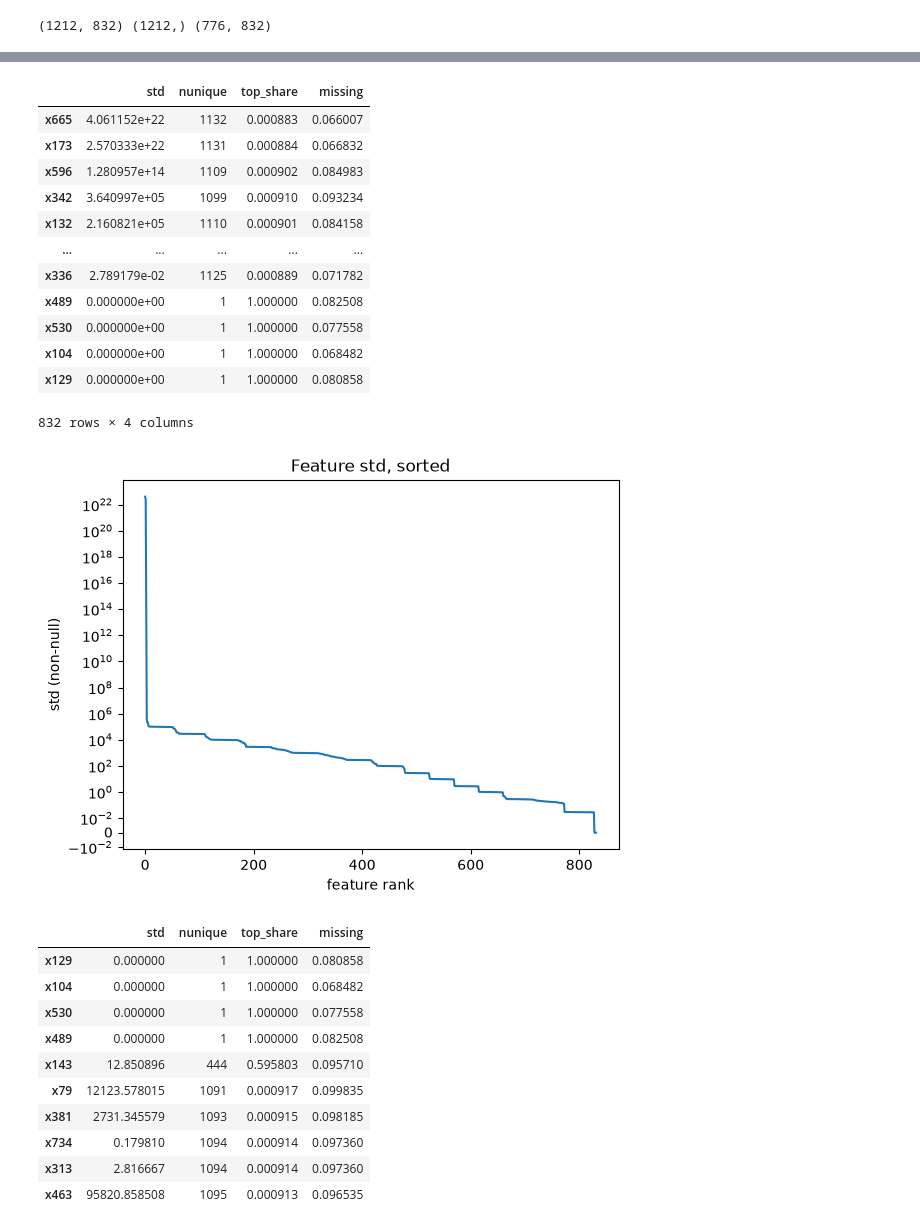
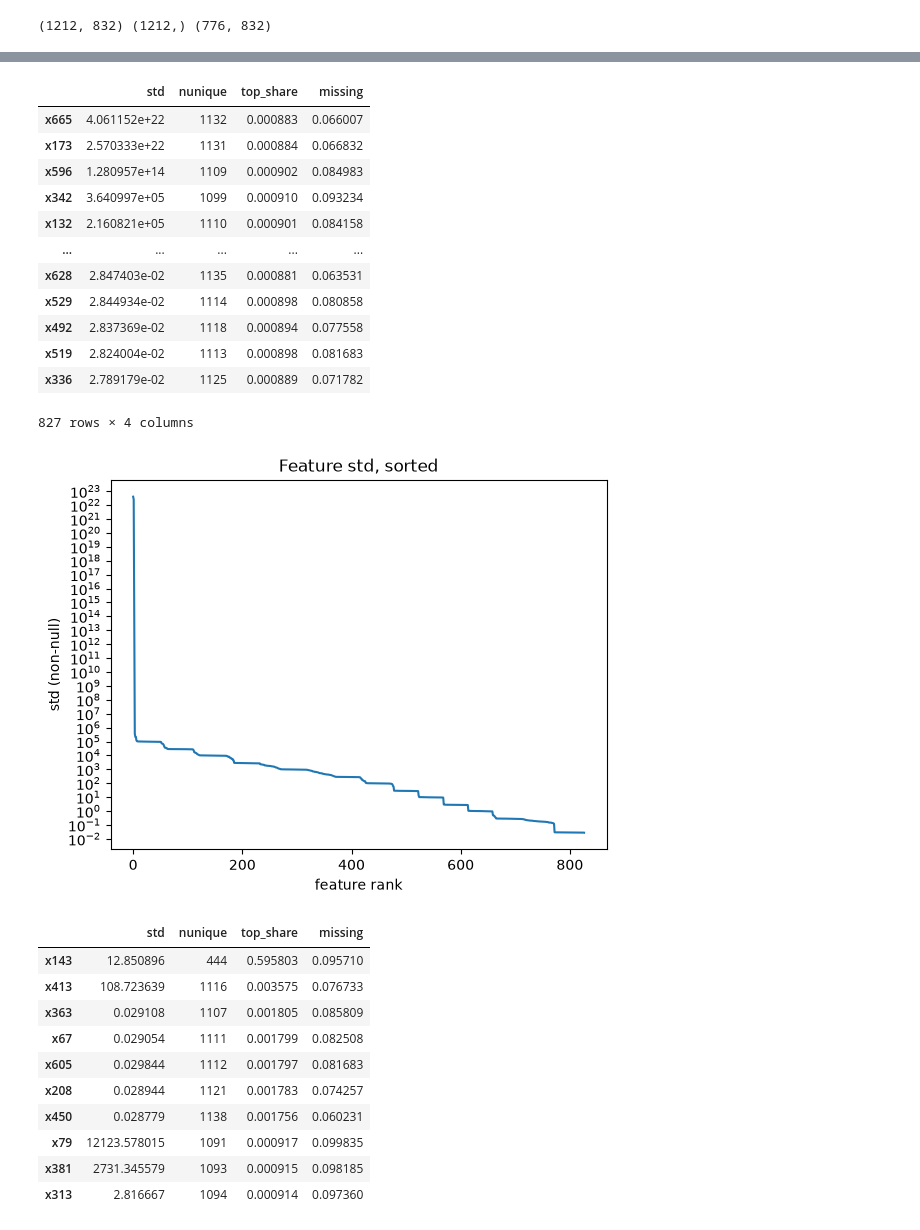
Before and after one commit to DavidTokar12/AML, a Jupyter notebook: notebooks/feature_selection.ipynb, the cells around one changed output, grey strips where cells are left out. Saved outputs shown, nothing was run; the diff lists cells and outputs as text; code cells hidden in the pictures.

```diff
--- a/notebooks/feature_selection.ipynb
+++ b/notebooks/feature_selection.ipynb
@@ -20,0 +36,7 @@ print(X_train.shape, y_train.shape, X_test.shape)
+# %%
+constant = constant_features(X_train)
+duplicates = duplicate_features(X_train.drop(columns=constant))
+print(f"Constant ({len(constant)}): {constant}")
+print(f"Exact copies ({len(duplicates)}): {duplicates}")
+X_step1 = X_train.drop(columns=constant + duplicates)
+X_step1.shape
@@ -40,5 +95,5 @@ Std of the non-null values, sorted highest to lowest. Raw std depends on each fe
 # %%
-spread = spread_stats(X_train)
+spread = spread_stats(X_step1)
 spread
 # %% [output]
 |  | std | nunique | top_share | missing |
@@ -48,12 +103,12 @@ spread
 | x342 | 3.640997e+05 | 1099 | 0.000910 | 0.093234 |
 | x132 | 2.160821e+05 | 1110 | 0.000901 | 0.084158 |
 | ... | ... | ... | ... | ... |
+| x628 | 2.847403e-02 | 1135 | 0.000881 | 0.063531 |
+| x529 | 2.844934e-02 | 1114 | 0.000898 | 0.080858 |
+| x492 | 2.837369e-02 | 1118 | 0.000894 | 0.077558 |
+| x519 | 2.824004e-02 | 1113 | 0.000898 | 0.081683 |
 | x336 | 2.789179e-02 | 1125 | 0.000889 | 0.071782 |
-| x489 | 0.000000e+00 | 1 | 1.000000 | 0.082508 |
-| x530 | 0.000000e+00 | 1 | 1.000000 | 0.077558 |
-| x104 | 0.000000e+00 | 1 | 1.000000 | 0.068482 |
-| x129 | 0.000000e+00 | 1 | 1.000000 | 0.080858 |
-832 rows × 4 columns
+827 rows × 4 columns
 # %%
 plt.plot(spread["std"].to_numpy())
 plt.yscale("symlog", linthresh=1e-2)
@@ -62,18 +117,18 @@ plt.ylabel("std (non-null)")
 plt.title("Feature std, sorted")
 plt.show()
 # %% [output]
-[figure, old version]
+[figure, new version]
 # %%
-spread.sort_values("nunique").head(10)
+spread.sort_values("top_share", ascending=False).head(10)
 # %% [output]
 |  | std | nunique | top_share | missing |
-| x129 | 0.000000 | 1 | 1.000000 | 0.080858 |
-| x104 | 0.000000 | 1 | 1.000000 | 0.068482 |
-| x530 | 0.000000 | 1 | 1.000000 | 0.077558 |
-| x489 | 0.000000 | 1 | 1.000000 | 0.082508 |
 | x143 | 12.850896 | 444 | 0.595803 | 0.095710 |
+| x413 | 108.723639 | 1116 | 0.003575 | 0.076733 |
+| x363 | 0.029108 | 1107 | 0.001805 | 0.085809 |
+| x67 | 0.029054 | 1111 | 0.001799 | 0.082508 |
+| x605 | 0.029844 | 1112 | 0.001797 | 0.081683 |
+| x208 | 0.028944 | 1121 | 0.001783 | 0.074257 |
+| x450 | 0.028779 | 1138 | 0.001756 | 0.060231 |
 | x79 | 12123.578015 | 1091 | 0.000917 | 0.099835 |
 | x381 | 2731.345579 | 1093 | 0.000915 | 0.098185 |
-| x734 | 0.179810 | 1094 | 0.000914 | 0.097360 |
 | x313 | 2.816667 | 1094 | 0.000914 | 0.097360 |
-| x463 | 95820.858508 | 1095 | 0.000913 | 0.096535 |
```
Also changed, not shown: parts of 28 cells of this notebook, 8 other files.
